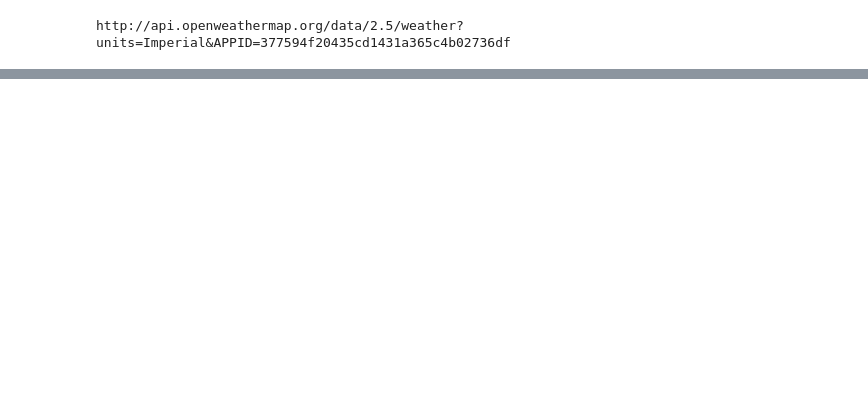
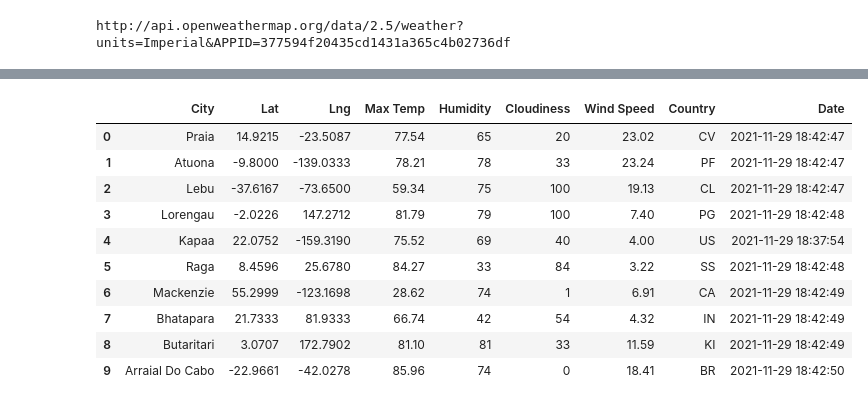
Before and after one commit to ianhernandezz/World_Weather_Analysis, a Jupyter notebook: WeatherPy.ipynb, the cells around one changed output, grey strips where cells are left out. Cells and saved outputs as stored; diff of their text form; code cells hidden in the pictures; blank space fills up the shorter version.

```diff
--- a/WeatherPy.ipynb
+++ b/WeatherPy.ipynb
@@ -0,0 +8,5 @@
+# %%
+# Create a practice set of random latitude and longitude combinations.
+x = [25.12903645, 25.92017388, 26.62509167, -59.98969384, 37.30571269]
+y = [-67.59741259, 11.09532135, 74.84233102, -76.89176677, -61.13376282]
+coordinates = zip(x, y)
@@ -0,0 +17,5 @@
+# %%
+# Use the tuple() function to display the latitude and longitude combinations.
+for coordinate in coordinates:
+    print(citipy.nearest_city(coordinate[0], coordinate[1]).city_name,
+    citipy.nearest_city(coordinate[0], coordinate[1]).country_code)
@@ -40,0 +172,5 @@ http://api.openweathermap.org/data/2.5/weather?units=Imperial&APPID=377594f20435
+# %%
+# Create an endpoint URL for a city.
+city_url = url + "&q=" + "Boston"
+city_weather = requests.get(city_url)
+city_weather.json()
@@ -94,0 +332,16 @@ len(city_data)
+# %%
+# Convert the array of dictionaries to a Pandas DataFrame.
+city_data_df = pd.DataFrame(city_data)
+city_data_df.head(10)
+# %% [output]
+|  | City | Lat | Lng | Max Temp | Humidity | Cloudiness | Wind Speed | Country | Date |
+| 0 | Praia | 14.9215 | -23.5087 | 77.54 | 65 | 20 | 23.02 | CV | 2021-11-29 18:42:47 |
+| 1 | Atuona | -9.8000 | -139.0333 | 78.21 | 78 | 33 | 23.24 | PF | 2021-11-29 18:42:47 |
+| 2 | Lebu | -37.6167 | -73.6500 | 59.34 | 75 | 100 | 19.13 | CL | 2021-11-29 18:42:47 |
+| 3 | Lorengau | -2.0226 | 147.2712 | 81.79 | 79 | 100 | 7.40 | PG | 2021-11-29 18:42:48 |
+| 4 | Kapaa | 22.0752 | -159.3190 | 75.52 | 69 | 40 | 4.00 | US | 2021-11-29 18:37:54 |
+| 5 | Raga | 8.4596 | 25.6780 | 84.27 | 33 | 84 | 3.22 | SS | 2021-11-29 18:42:48 |
+| 6 | Mackenzie | 55.2999 | -123.1698 | 28.62 | 74 | 1 | 6.91 | CA | 2021-11-29 18:42:49 |
+| 7 | Bhatapara | 21.7333 | 81.9333 | 66.74 | 42 | 54 | 4.32 | IN | 2021-11-29 18:42:49 |
+| 8 | Butaritari | 3.0707 | 172.7902 | 81.10 | 81 | 33 | 11.59 | KI | 2021-11-29 18:42:49 |
+| 9 | Arraial Do Cabo | -22.9661 | -42.0278 | 85.96 | 74 | 0 | 18.41 | BR | 2021-11-29 18:42:50 |
```
Also changed, not shown: parts of 30 cells of this notebook, 2 other files.
